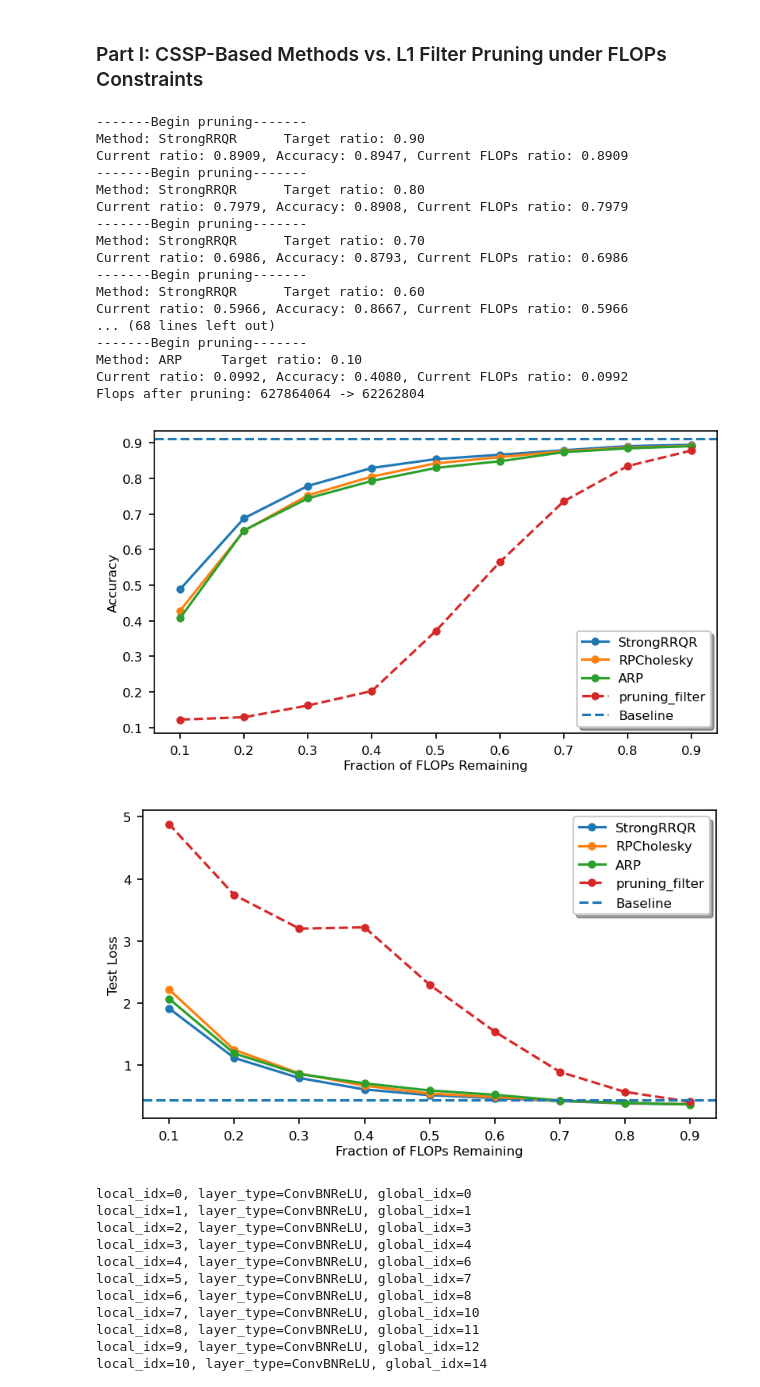
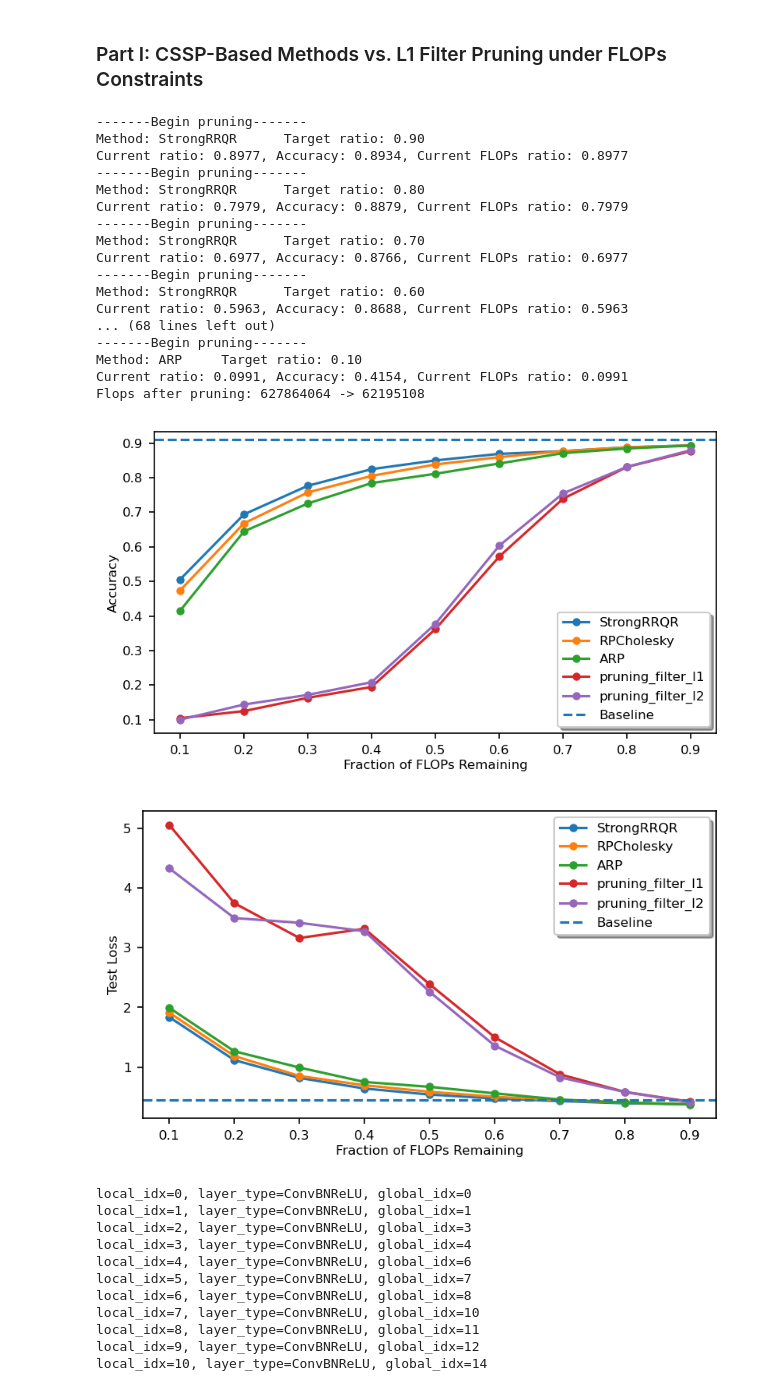
Before and after one commit to yuekai-yan/CSSP_Neural_Networks_Pruning, a Jupyter notebook: CIFAR10.ipynb, the cells around one changed output. Drawn from its saved outputs; the diff is of its cells as text; code cells hidden in the pictures.

```diff
--- a/CIFAR10.ipynb
+++ b/CIFAR10.ipynb
@@ -163,48 +163,51 @@ print(base_acc, base_loss)
 # %% [markdown]
 ### Part I: CSSP-Based Methods vs. L1 Filter Pruning under FLOPs Constraints
 # %%
+methods_CSSP = ["StrongRRQR", "RPCholesky", "ARP"]
+
+
 rho = np.linspace(0.9, 0.1, 9)
-
-methods = ["StrongRRQR", "RPCholesky", "ARP", "pruning_filter"]
+methods_flops = methods_CSSP + ["pruning_filter_l1", "pruning_filter_l2"]
 all_accs = []
 all_losses = []
 layerwise_results = {}
+pruned_models_dict = {}
 
-# Run RPCholesky and ARP
-for method in ["StrongRRQR", "RPCholesky", "ARP"]:
+# Run CSSP pruning methods
+for method in methods_CSSP:
     accs = []
-    model_CSSP, accs, losses, hist = iterative_pruning(model3, X, (3, 32, 32), rho, 0.95, method, "flops", test_loader, train_loader)
+    model_CSSP, accs, losses, hist, pruned_models = iterative_pruning(copy.deepcopy(model3), X, (3, 32, 32), rho, 0.95, method, "flops", test_loader, train_loader)
     all_accs.append(accs)
     all_losses.append(losses)
     layerwise_results[method] = hist
+    pruned_models_dict[method] = pruned_models
 
-# Run L1 filter pruning
+# Run pruning filter methods
 filter_accs = []
 filter_losses = []
-with contextlib.redirect_stdout(io.StringIO()):
-    model_filter, filter_accs, filter_losses, filter_hist = iterative_filter_pruning(
-        model0=copy.deepcopy(model3),
-        X=X,
-        input_shape=(3, 32, 32),
-        rho=rho,
-        step_size=0.95,
-        test_loader=test_loader,
-        train_loader=train_loader,
-        device=device,
-        use_bn_recalibration=True,
-        bn_batches=20,
-    )
-
-all_accs.append(filter_accs)
-all_losses.append(filter_losses)
-layerwise_results["pruning_filter"] = filter_hist
+for norm in ["l1", "l2"]:
+    with contextlib.redirect_stdout(io.StringIO()):
+        model_filter, filter_accs, filter_losses, filter_hist, filter_pruned_models = iterative_pruning_filter(
+            model0=copy.deepcopy(model3),
+            X=X,
+            input_shape=(3, 32, 32),
+            rho=rho,
+            norm=norm,
+            step_size=0.95,
+            test_loader=test_loader,
+            train_loader=train_loader
+        )
+    all_accs.append(filter_accs)
+    all_losses.append(filter_losses)
+    layerwise_results[f"pruning_filter_{norm}"] = filter_hist
+    pruned_models_dict[f"pruning_filter_{norm}"] = filter_pruned_models
 
 # Save pruning results
 np.savez(
     "saved model and data/flops_vs_acc.npz",
     rho=rho,
     base_acc=base_acc,
-    methods=np.array(methods),
+    methods=np.array(methods_flops),
     all_accs=np.array(all_accs),
 )
 
@@ -212,48 +215,48 @@ np.savez(
     "saved model and data/flops_vs_loss.npz",
     rho=rho,
     base_loss=base_loss,
-    methods=np.array(methods),
+    methods=np.array(methods_flops),
     all_losses=np.array(all_losses),
 )
 
 # Plot pruning curves
 plot_pruning_curve(
     base_acc,
     rho,
     all_accs,
-    methods,
+    methods_flops,
     "flops",
     "Accuracy"
 )
 
 plot_pruning_curve(
     base_loss,
     rho,
     all_losses,
-    methods,
+    methods_flops,
     "flops",
     "Test Loss"
 )
 # %% [output]
 -------Begin pruning-------
 Method: StrongRRQR      Target ratio: 0.90
-Current ratio: 0.8909, Accuracy: 0.8947, Current FLOPs ratio: 0.8909
+Current ratio: 0.8977, Accuracy: 0.8934, Current FLOPs ratio: 0.8977
 -------Begin pruning-------
 Method: StrongRRQR      Target ratio: 0.80
-Current ratio: 0.7979, Accuracy: 0.8908, Current FLOPs ratio: 0.7979
+Current ratio: 0.7979, Accuracy: 0.8879, Current FLOPs ratio: 0.7979
 -------Begin pruning-------
 Method: StrongRRQR      Target ratio: 0.70
-Current ratio: 0.6986, Accuracy: 0.8793, Current FLOPs ratio: 0.6986
+Current ratio: 0.6977, Accuracy: 0.8766, Current FLOPs ratio: 0.6977
 -------Begin pruning-------
 Method: StrongRRQR      Target ratio: 0.60
-Current ratio: 0.5966, Accuracy: 0.8667, Current FLOPs ratio: 0.5966
+Current ratio: 0.5963, Accuracy: 0.8688, Current FLOPs ratio: 0.5963
 ... (68 lines left out)
 -------Begin pruning-------
 Method: ARP     Target ratio: 0.10
-Current ratio: 0.0992, Accuracy: 0.4080, Current FLOPs ratio: 0.0992
-Flops after pruning: 627864064 -> 62262804
+Current ratio: 0.0991, Accuracy: 0.4154, Current FLOPs ratio: 0.0991
+Flops after pruning: 627864064 -> 62195108
-[figure, old version]
+[figure, new version]
-[figure, old version]
+[figure, new version]
 # %%
 params = extract_params(model3.model)
 
```
Also changed, not shown: parts of 8 cells of this notebook, 4 other files.
